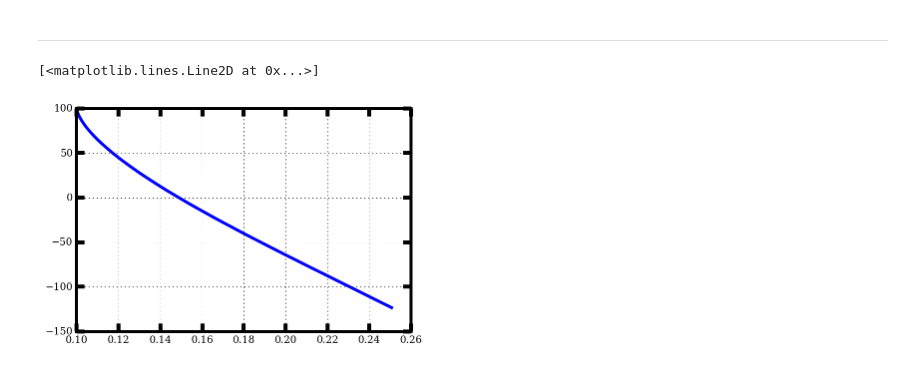
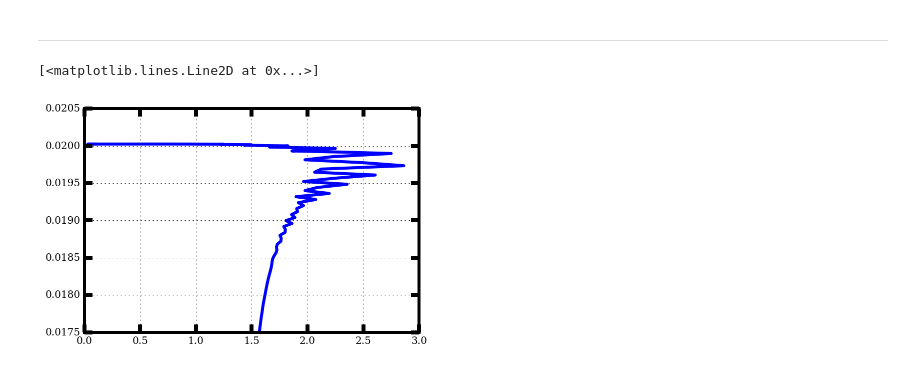
Before and after one commit to decaelus/tippe-top, a Jupyter notebook: Cohen's Tippe Top Equations.ipynb, the cells around one changed output. Cells and saved outputs as stored; diff of their text form; code cells hidden in the pictures.

```diff
--- a/Cohen's Tippe Top Equations.ipynb
+++ b/Cohen's Tippe Top Equations.ipynb
@@ -60,31 +60,31 @@ import numpy as np
 from scipy.integrate import odeint as od
 import matplotlib.pyplot as plt
 # %%
-m = 15e-3 #15 g
-g = 9.8 #m/s^2
+m = 15e-2 #15 kg
+g = 9.82 #m/s^2
 a = 0.5e-2 #0.5 cm
 R = 2.5e-2 #2.5 cm
 I = 2./5*m*R**2.
 I3 = I
-mu = 1.
+mu = 0.3
 # %%
 def ddot_theta_func(vrs, t):
-    theta, phi, psi, dot_theta, dot_phi, dot_psi, dot_xC, dot_yC, dot_zC = vrs
+    theta, phi, psi, xC, yC, zC, dot_theta, dot_phi, dot_psi, dot_xC, dot_yC, dot_zC = vrs
 
     return np.sin(theta)/(I - m*a**2*np.sin(theta)**2)*\
         (m*a**2*(dot_theta**2*np.cos(theta) + g) - I3*dot_phi*dot_psi - (I3 - I)*dot_phi**2*np.cos(theta))
 
 def ddot_phi_func(vrs, t):
-    theta, phi, psi, dot_theta, dot_phi, dot_psi, dot_xC, dot_yC, dot_zC = vrs
+    theta, phi, psi, xC, yC, zC, dot_theta, dot_phi, dot_psi, dot_xC, dot_yC, dot_zC = vrs
 
     ddot_theta = ddot_theta_func(vrs, t)
 
-    return -mu*m*R*np.sin(theta)/I3*\
-    (a*(dot_theta**2*np.cos(theta) + ddot_theta*np.sin(theta) + g)*(R*np.cos(theta) - a) - \
-    (2.*I - I3)*dot_theta*dot_phi*np.cos(theta) + I3*dot_theta*dot_psi)
+    return 1./(I*np.sin(theta))*\
+        (mu*m*(a*(dot_theta**2*np.cos(theta) + ddot_theta*np.sin(theta)) + g)*(R*np.cos(theta) - a) -\
+        (2.*I - I3)*dot_theta*dot_phi*np.cos(theta) + I3*dot_theta*dot_psi)
 
 def ddot_psi_func(vrs, t):
-    theta, phi, psi, dot_theta, dot_phi, dot_psi, dot_xC, dot_yC, dot_zC = vrs
+    theta, phi, psi, xC, yC, zC, dot_theta, dot_phi, dot_psi, dot_xC, dot_yC, dot_zC = vrs
 
     ddot_theta = ddot_theta_func(vrs, t)
     ddot_phi = ddot_phi_func(vrs, t)
@@ -93,7 +93,7 @@ def ddot_psi_func(vrs, t):
         - ddot_phi*np.cos(theta) + dot_phi*dot_theta*np.sin(theta)
 
 def ddot_xC_func(vrs, t):
-    theta, phi, psi, dot_theta, dot_phi, dot_psi, dot_xC, dot_yC, dot_zC = vrs
+    theta, phi, psi, xC, yC, zC, dot_theta, dot_phi, dot_psi, dot_xC, dot_yC, dot_zC = vrs
 
     ddot_theta = ddot_theta_func(vrs, t)
 
@@ -108,7 +108,7 @@ def ddot_xC_func(vrs, t):
     return term_1*sqrt_term_1/sqrt_term
 
 def ddot_yC_func(vrs, t):
-    theta, phi, psi, dot_theta, dot_phi, dot_psi, dot_xC, dot_yC, dot_zC = vrs
+    theta, phi, psi, xC, yC, zC, dot_theta, dot_phi, dot_psi, dot_xC, dot_yC, dot_zC = vrs
 
     ddot_theta = ddot_theta_func(vrs, t)
 
@@ -123,14 +123,14 @@ def ddot_yC_func(vrs, t):
     return term_1*sqrt_term_2/sqrt_term
 
 def ddot_zC_func(vrs, t):
-    theta, phi, psi, dot_theta, dot_phi, dot_psi, dot_xC, dot_yC, dot_zC = vrs
+    theta, phi, psi, xC, yC, zC, dot_theta, dot_phi, dot_psi, dot_xC, dot_yC, dot_zC = vrs
 
     ddot_theta = ddot_theta_func(vrs, t)
 
     return a*(dot_theta**2*np.cos(theta) + ddot_theta*np.sin(theta))
 
 def ddot_all_vrs(vrs, t):
-    theta, phi, psi, dot_theta, dot_phi, dot_psi, dot_xC, dot_yC, dot_zC = vrs
+    theta, phi, psi, xC, yC, zC, dot_theta, dot_phi, dot_psi, dot_xC, dot_yC, dot_zC = vrs
 
     ddot_theta = ddot_theta_func(vrs, t)
     ddot_phi = ddot_phi_func(vrs, t)
@@ -139,25 +139,25 @@ def ddot_all_vrs(vrs, t):
     ddot_yC = ddot_yC_func(vrs, t)
     ddot_zC = ddot_zC_func(vrs, t)
 
-    return dot_theta, dot_phi, dot_psi, dot_xC, dot_yC, dot_zC, \
-        ddot_theta, ddot_phi, ddot_psi, dot_psi, ddot_xC, ddot_yC, ddot_zC
+    return np.array([dot_theta, dot_phi, dot_psi, dot_xC, dot_yC, dot_zC,
+                     ddot_theta, ddot_phi, ddot_psi, ddot_psi, ddot_xC, ddot_yC, ddot_zC])
 # %%
-theta = 0.1 #rad
+theta = 0.1
 phi = 0.
 psi = 0.
 xC = 0.
 yC = 0.
-zC = (R - a)*(1. + np.sin(theta))
+zC = R - a*np.cos(theta)
 dot_theta = 0.
 dot_phi = 0.
 dot_psi = 100. #rad/sec
-dot_xC, dot_yC, dot_zC = 0, 0, 0.
-t = np.linspace(0., 2., 1000)
+dot_xC, dot_yC, dot_zC = 0., 0., 0.
+t = np.linspace(0., 2., 100)
 
-y0 = theta, phi, psi, dot_theta, dot_phi, dot_psi, dot_xC, dot_yC, dot_zC
+y0 = theta, phi, psi, xC, yC, zC, dot_theta, dot_phi, dot_psi, dot_xC, dot_yC, dot_zC
 solution = od(ddot_all_vrs, y0, t)
 
 plt.plot(solution[:,0], solution[:,5])
 # %% [output]
 [<matplotlib.lines.Line2D at 0x...>]
-[figure, old version]
+[figure, new version]
```
Also changed, not shown: parts of 2 cells of this notebook.
